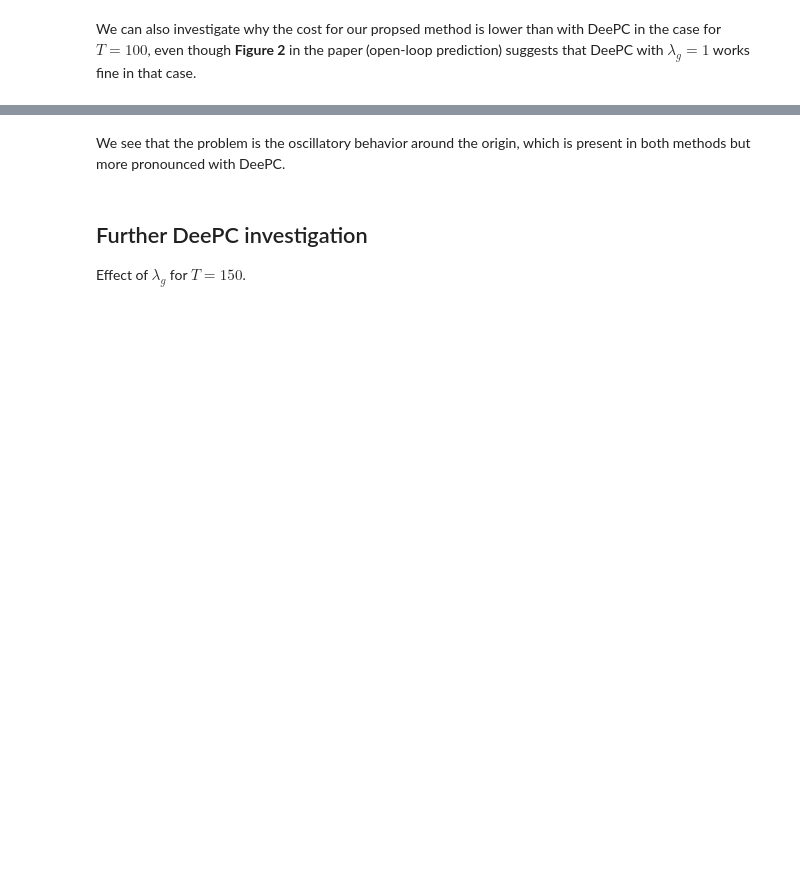
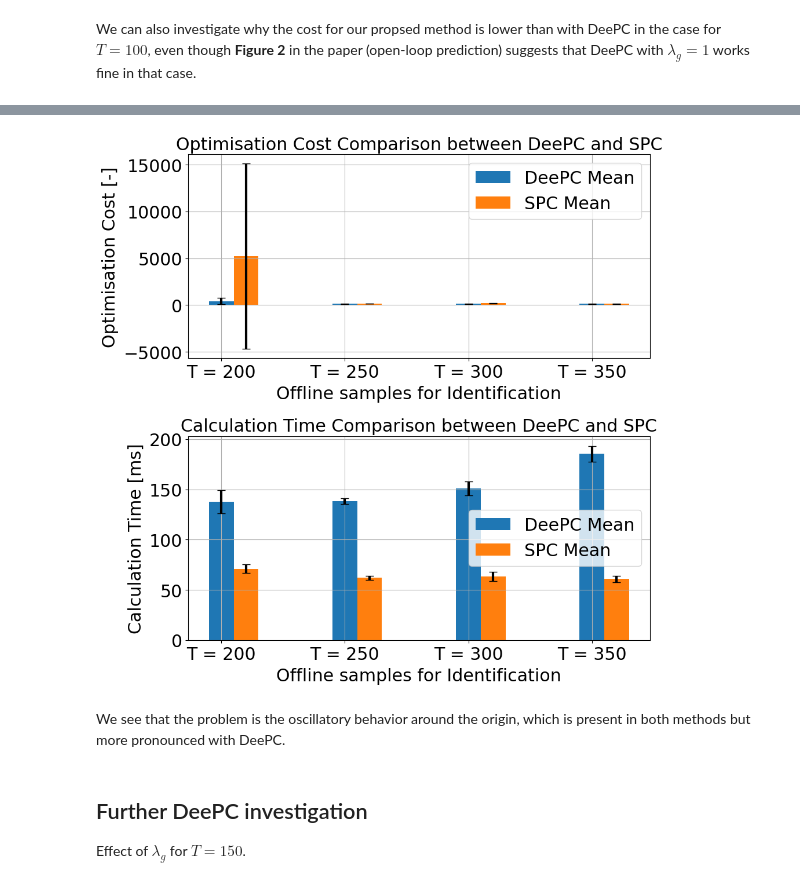
Before and after one commit to ChristopherBiel/DeePC_Perspective, a Jupyter notebook: ECC2021/res_03_Noise_closed_loop_ASTROBEE.ipynb, the cells around one changed output, grey strips where cells are left out. Saved outputs shown, nothing was run; the diff lists cells and outputs as text; code cells hidden in the pictures; blank space fills up the shorter version.

```diff
--- a/ECC2021/res_03_Noise_closed_loop_ASTROBEE.ipynb
+++ b/ECC2021/res_03_Noise_closed_loop_ASTROBEE.ipynb
@@ -533,4 +540,38 @@ fig = plt.figure(figsize=(6,6))
 <Figure size 600x600 with 0 Axes>
+# %%
+# Data
+approaches = ['DeePC', 'SPC']
+metrics = ['cost', 't_calc']
+metric_labels = ['Optimisation Cost', 'Calculation Time']
+metric_units = ['[-]', '[ms]']
+
+# Create subplots for 'Optimisation Cost' and 'Calculation Time'
+fig, axes = plt.subplots(2, 1, figsize=(10, 10))
+
+for i, ax in enumerate(axes):
+    metric = metrics[i]
+    metric_label = metric_labels[i]
+    metric_unit = metric_units[i]
+
+    # Plot data for DeePC and SPC
+    for approach in approaches:
+        mean_values = result_summary_deePC[f'mean_{metric}'] if approach == 'DeePC' else result_summary_SPC[f'mean_{metric}']
+        std_values = result_summary_deePC[f'std_{metric}'] if approach == 'DeePC' else result_summary_SPC[f'std_{metric}']
+        x = np.arange(len(mean_values))
+        ax.bar(x + 0.2 * approaches.index(approach), mean_values, width=0.2, label=f'{approach} Mean', yerr=std_values, capsize=5)
+
+    # Customize each subplot
+    ax.set_xlabel('Offline samples for Identification')
+    ax.set_ylabel(metric_label + ' ' + metric_unit)
+    ax.set_title(f'{metric_label} Comparison between DeePC and SPC')
+    ax.set_xticks(x)
+    ax.set_xticklabels([f'T = {t}' for t in T_arr])
+    ax.legend()
+
+# Adjust spacing between subplots
+plt.tight_layout()
+# %% [output]
+[figure, added]
 # %% [markdown]
 We see that the problem is the oscillatory behavior around the origin, which is present in both methods but more pronounced with DeePC.
 # %% [markdown]
```
Also changed, not shown: parts of 13 cells of this notebook, 2 other files.
